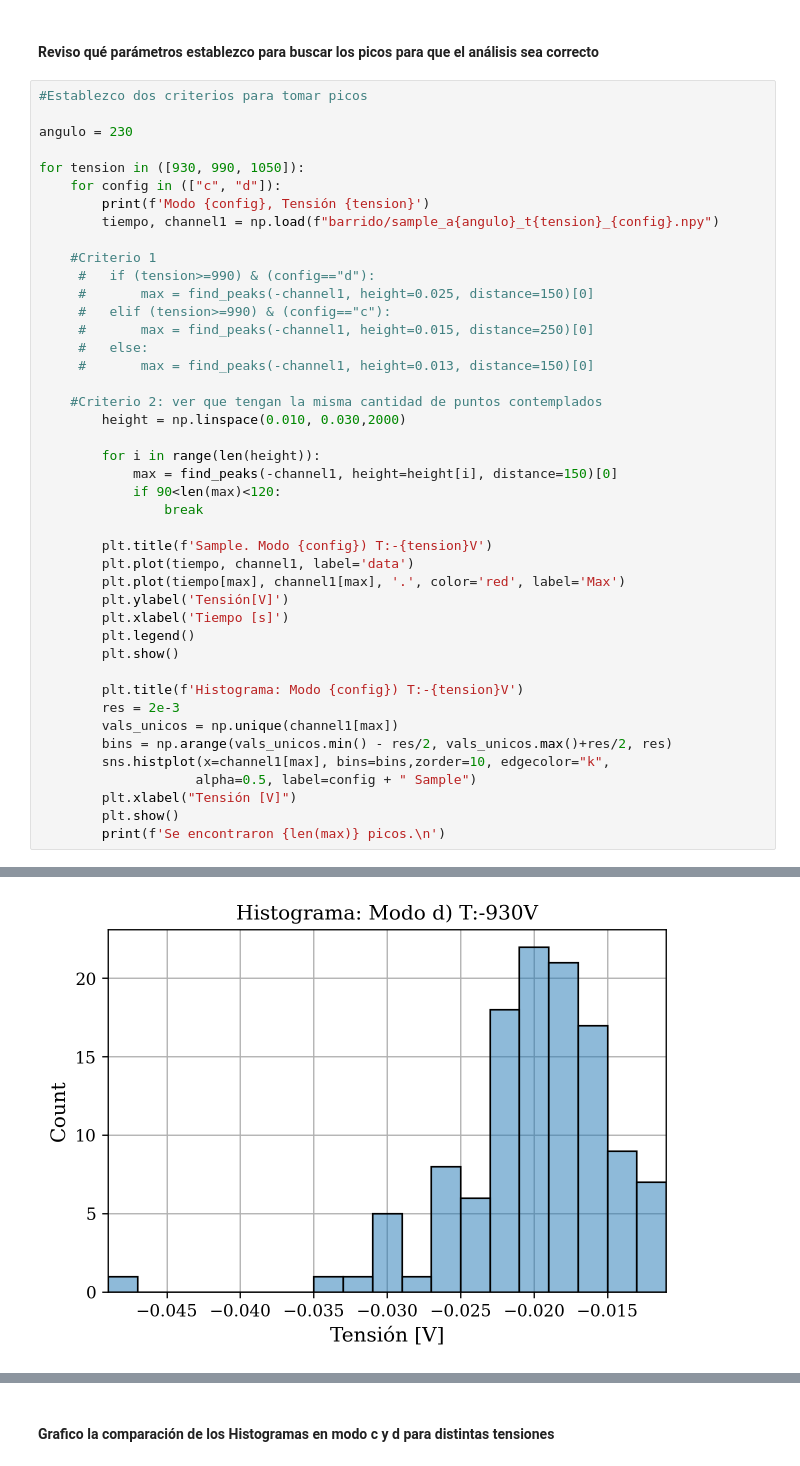
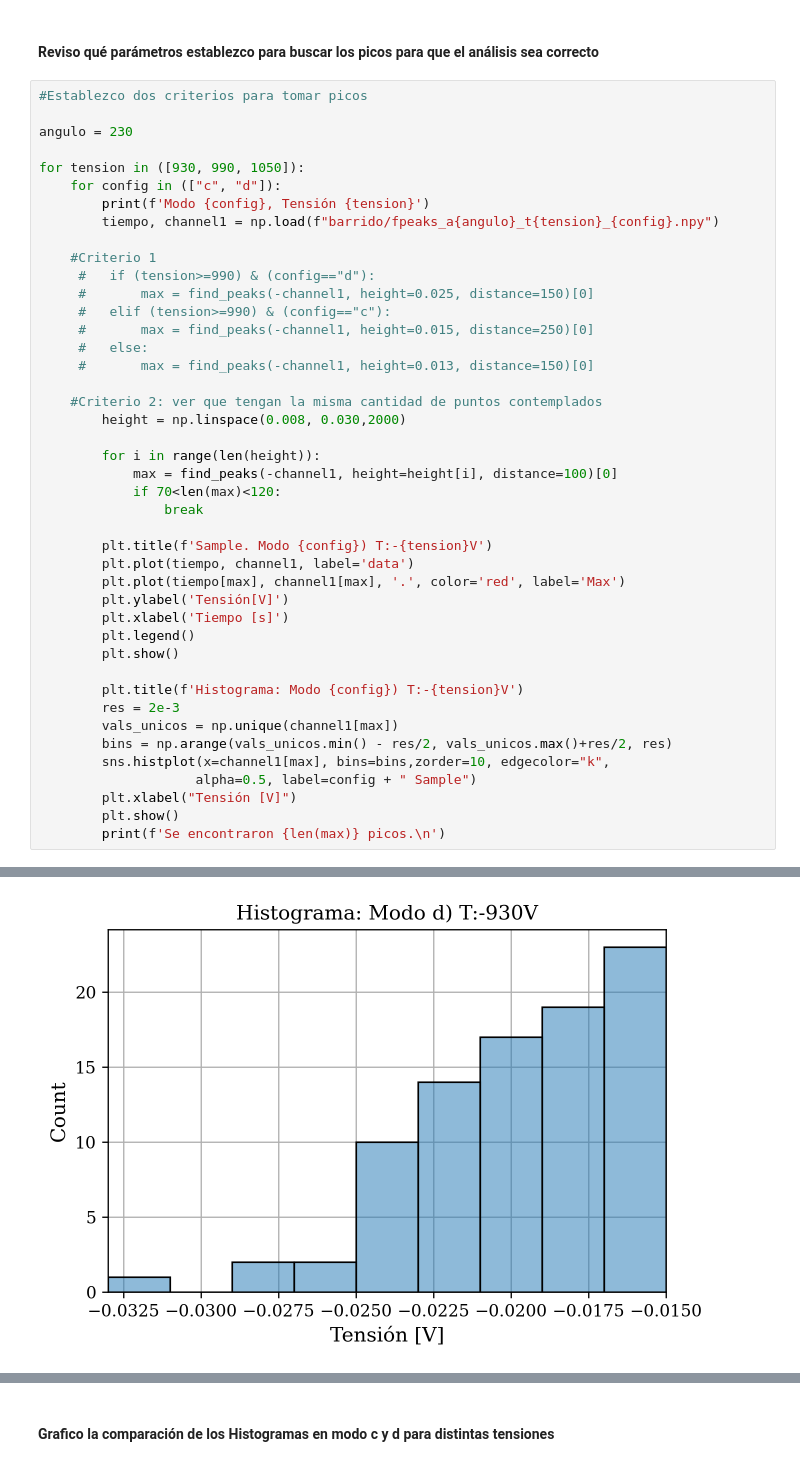
Before and after one commit to agustinbrusco/Laboratorio5, a Jupyter notebook: Datos y código - Práctica 3/analisis_ruido.ipynb, the cells around one changed output, grey strips where cells are left out. Drawn from its saved outputs; the diff is of its cells as text.

```diff
--- a/Datos y código - Práctica 3/analisis_ruido.ipynb
+++ b/Datos y código - Práctica 3/analisis_ruido.ipynb
@@ -130,7 +132,7 @@ angulo = 230
 for tension in ([930, 990, 1050]):
     for config in (["c", "d"]):
         print(f'Modo {config}, Tensión {tension}')
-        tiempo, channel1 = np.load(f"barrido/sample_a{angulo}_t{tension}_{config}.npy")
+        tiempo, channel1 = np.load(f"barrido/fpeaks_a{angulo}_t{tension}_{config}.npy")
 
     #Criterio 1
      #   if (tension>=990) & (config=="d"):
@@ -141,11 +143,11 @@ for tension in ([930, 990, 1050]):
      #       max = find_peaks(-channel1, height=0.013, distance=150)[0]
 
     #Criterio 2: ver que tengan la misma cantidad de puntos contemplados
-        height = np.linspace(0.010, 0.030,2000)
+        height = np.linspace(0.008, 0.030,2000)
 
         for i in range(len(height)):
-            max = find_peaks(-channel1, height=height[i], distance=150)[0]
-            if 90<len(max)<120:
+            max = find_peaks(-channel1, height=height[i], distance=100)[0]
+            if 70<len(max)<120:
                 break
 
         plt.title(f'Sample. Modo {config}) T:-{tension}V')
@@ -176 +178 @@ Modo d, Tensión 930
-[figure, old version]
+[figure, new version]
```
Also changed, not shown: parts of 3 cells of this notebook.
